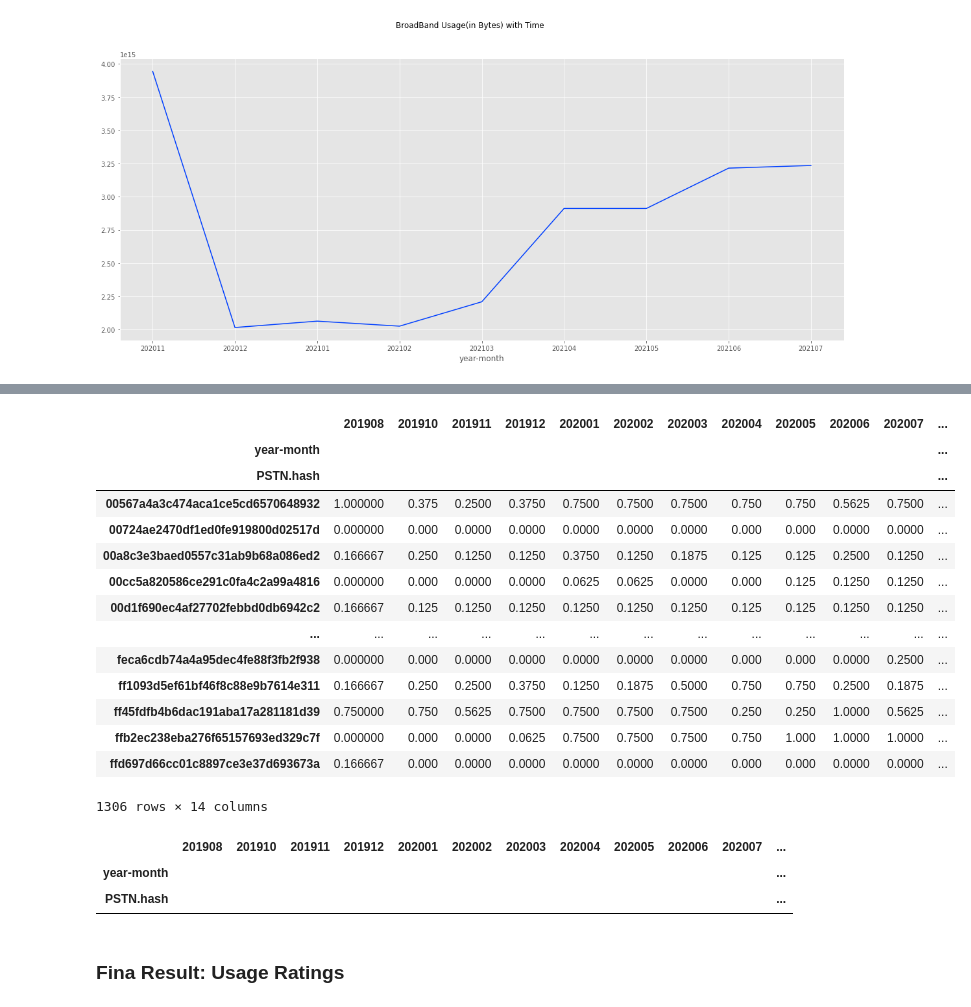
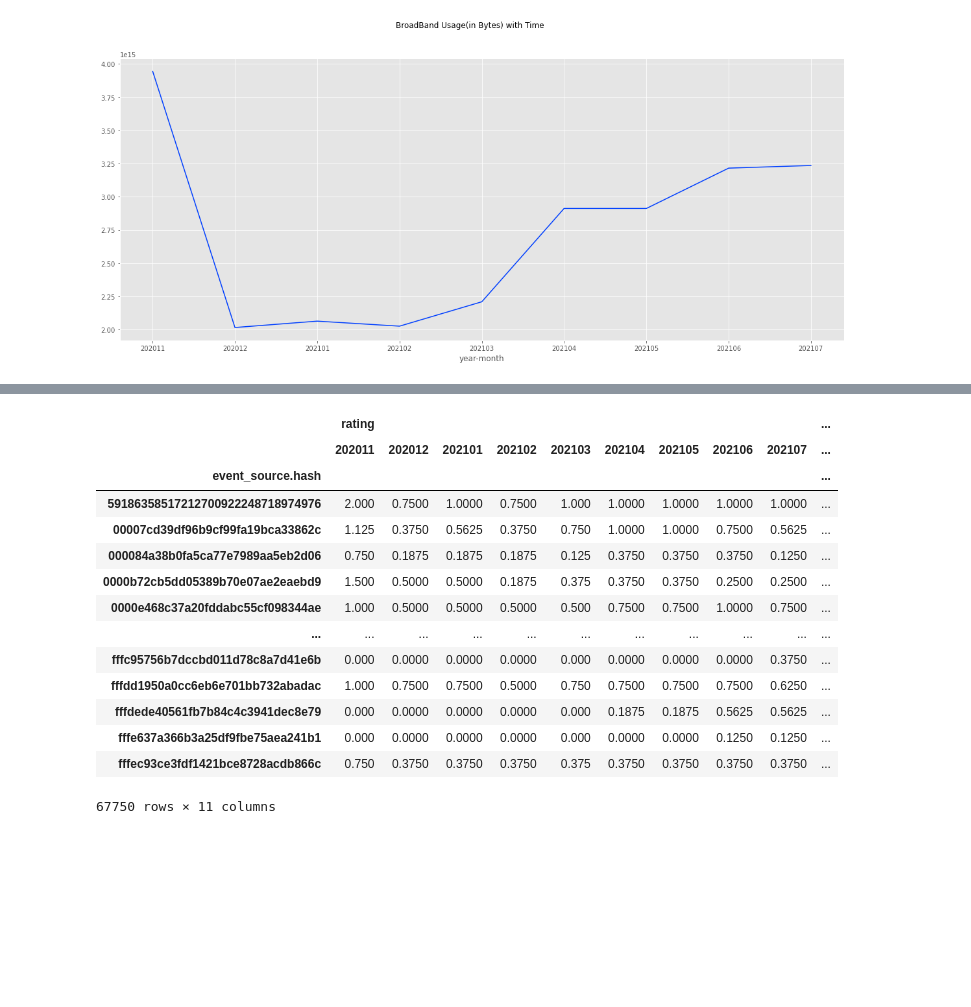
Before and after one commit to cmadusankahw/leve-4-research-hybrid-recommender-for-fixed-line-telco, a Jupyter notebook: 102021/BB USAGE DATA ANALYSIS.ipynb, the cells around one changed output, grey strips where cells are left out. Drawn from its saved outputs; the diff is of its cells as text; code cells hidden in the pictures; blank space fills up the shorter version.

```diff
--- a/102021/BB USAGE DATA ANALYSIS.ipynb
+++ b/102021/BB USAGE DATA ANALYSIS.ipynb
@@ -245,4 +229,0 @@ year_month_list = pivot_bb_usage_info['Usage'].columns
-# %%
-# multplying bins to get usage rating
-for col in year_month_list:
-    pivot_bb_usage_info[col] = pivot_bb_usage_info['Usage'][col]  * pivot_bb_usage_info['Duration'][col]
@@ -261,4 +246,4 @@ for col in year_month_list:
 # %%
-pivot_bb_usage_info = pivot_bb_usage_info.drop(['Usage','Duration'], axis=1)
+pivot_bb_usage_info['Usage_Rating_Scaled'] = pivot_bb_usage_info.sum(axis=1)/len(year_month_list)
 pivot_bb_usage_info
 # %% [output]
@@ -280,5 +264,0 @@ pivot_bb_usage_info
-# %%
-# scaling usage rating
-scaler = MinMaxScaler()
-for col in year_month_list:
-    pivot_bb_usage_info[col] = scaler.fit_transform(pivot_bb_usage_info[col].values.reshape(-1,1))
@@ -301,3 +264,0 @@ pivot_bb_usage_info[[int(x) for x in year_month_list]].plot(kind = 'density')
-# %%
-pivot_bb_usage_info['Usage_Rating_Scaled'] = pivot_bb_usage_info[year_month_list].sum(axis=1)/len(year_month_list)
-pivot_bb_usage_info
@@ -333,36 +265,29 @@ pivot_bb_usage_info.describe()
 # %%
 # labling usage bins
 bins = [0, 0.33, 0.66,1]
 labels = ['LOW','MEDIUM','HIGH']
 pivot_bb_usage_info['Usage_Rating_Categorical'] = pd.cut(pivot_bb_usage_info['Usage_Rating_Scaled'], bins=bins, labels=labels)
-pivot_bb_usage_info
 # %% [output]
-|  | 201908 | 201910 | 201911 | 201912 | 202001 | 202002 | 202003 | 202004 | 202005 | 202006 | 202007 | ... |
-| year-month |  |  |  |  |  |  |  |  |  |  |  | ... |
-| PSTN.hash |  |  |  |  |  |  |  |  |  |  |  | ... |
-| 00567a4a3c474aca1ce5cd6570648932 | 1.000000 | 0.375 | 0.2500 | 0.3750 | 0.7500 | 0.7500 | 0.7500 | 0.750 | 0.750 | 0.5625 | 0.7500 | ... |
-| 00724ae2470df1ed0fe919800d02517d | 0.000000 | 0.000 | 0.0000 | 0.0000 | 0.0000 | 0.0000 | 0.0000 | 0.000 | 0.000 | 0.0000 | 0.0000 | ... |
-| 00a8c3e3baed0557c31ab9b68a086ed2 | 0.166667 | 0.250 | 0.1250 | 0.1250 | 0.3750 | 0.1250 | 0.1875 | 0.125 | 0.125 | 0.2500 | 0.1250 | ... |
-| 00cc5a820586ce291c0fa4c2a99a4816 | 0.000000 | 0.000 | 0.0000 | 0.0000 | 0.0625 | 0.0625 | 0.0000 | 0.000 | 0.125 | 0.1250 | 0.1250 | ... |
-| 00d1f690ec4af27702febbd0db6942c2 | 0.166667 | 0.125 | 0.1250 | 0.1250 | 0.1250 | 0.1250 | 0.1250 | 0.125 | 0.125 | 0.1250 | 0.1250 | ... |
-| ... | ... | ... | ... | ... | ... | ... | ... | ... | ... | ... | ... | ... |
-| feca6cdb74a4a95dec4fe88f3fb2f938 | 0.000000 | 0.000 | 0.0000 | 0.0000 | 0.0000 | 0.0000 | 0.0000 | 0.000 | 0.000 | 0.0000 | 0.2500 | ... |
-| ff1093d5ef61bf46f8c88e9b7614e311 | 0.166667 | 0.250 | 0.2500 | 0.3750 | 0.1250 | 0.1875 | 0.5000 | 0.750 | 0.750 | 0.2500 | 0.1875 | ... |
-| ff45fdfb4b6dac191aba17a281181d39 | 0.750000 | 0.750 | 0.5625 | 0.7500 | 0.7500 | 0.7500 | 0.7500 | 0.250 | 0.250 | 1.0000 | 0.5625 | ... |
-| ffb2ec238eba276f65157693ed329c7f | 0.000000 | 0.000 | 0.0000 | 0.0625 | 0.7500 | 0.7500 | 0.7500 | 0.750 | 1.000 | 1.0000 | 1.0000 | ... |
-| ffd697d66cc01c8897ce3e37d693673a | 0.166667 | 0.000 | 0.0000 | 0.0000 | 0.0000 | 0.0000 | 0.0000 | 0.000 | 0.000 | 0.0000 | 0.0000 | ... |
+|  | rating |  |  |  |  |  |  |  |  | ... |
+|  | 202011 | 202012 | 202101 | 202102 | 202103 | 202104 | 202105 | 202106 | 202107 | ... |
+| event_source.hash |  |  |  |  |  |  |  |  |  | ... |
+| 59186358517212700922248718974976 | 2.000 | 0.7500 | 1.0000 | 0.7500 | 1.000 | 1.0000 | 1.0000 | 1.0000 | 1.0000 | ... |
+| 00007cd39df96b9cf99fa19bca33862c | 1.125 | 0.3750 | 0.5625 | 0.3750 | 0.750 | 1.0000 | 1.0000 | 0.7500 | 0.5625 | ... |
+| 000084a38b0fa5ca77e7989aa5eb2d06 | 0.750 | 0.1875 | 0.1875 | 0.1875 | 0.125 | 0.3750 | 0.3750 | 0.3750 | 0.1250 | ... |
+| 0000b72cb5dd05389b70e07ae2eaebd9 | 1.500 | 0.5000 | 0.5000 | 0.1875 | 0.375 | 0.3750 | 0.3750 | 0.2500 | 0.2500 | ... |
+| 0000e468c37a20fddabc55cf098344ae | 1.000 | 0.5000 | 0.5000 | 0.5000 | 0.500 | 0.7500 | 0.7500 | 1.0000 | 0.7500 | ... |
+| ... | ... | ... | ... | ... | ... | ... | ... | ... | ... | ... |
+| fffc95756b7dccbd011d78c8a7d41e6b | 0.000 | 0.0000 | 0.0000 | 0.0000 | 0.000 | 0.0000 | 0.0000 | 0.0000 | 0.3750 | ... |
+| fffdd1950a0cc6eb6e701bb732abadac | 1.000 | 0.7500 | 0.7500 | 0.5000 | 0.750 | 0.7500 | 0.7500 | 0.7500 | 0.6250 | ... |
+| fffdede40561fb7b84c4c3941dec8e79 | 0.000 | 0.0000 | 0.0000 | 0.0000 | 0.000 | 0.1875 | 0.1875 | 0.5625 | 0.5625 | ... |
+| fffe637a366b3a25df9fbe75aea241b1 | 0.000 | 0.0000 | 0.0000 | 0.0000 | 0.000 | 0.0000 | 0.0000 | 0.1250 | 0.1250 | ... |
+| fffec93ce3fdf1421bce8728acdb866c | 0.750 | 0.3750 | 0.3750 | 0.3750 | 0.375 | 0.3750 | 0.3750 | 0.3750 | 0.3750 | ... |
-1306 rows × 14 columns
+67750 rows × 11 columns
 # %%
 # adding category "NO"
 pivot_bb_usage_info['Usage_Rating_Categorical'] = pivot_bb_usage_info['Usage_Rating_Categorical'].cat.add_categories("NO")
 pivot_bb_usage_info.loc[pivot_bb_usage_info['Usage_Rating_Scaled'] == 0.0, 'Usage_Rating_Categorical'] = "NO"
-pivot_bb_usage_info[(pivot_bb_usage_info['Usage_Rating_Scaled'] == 0.0)]
+pivot_bb_usage_info = pivot_bb_usage_info[(pivot_bb_usage_info['Usage_Rating_Scaled'] != 0.0)]
-# %% [output]
-|  | 201908 | 201910 | 201911 | 201912 | 202001 | 202002 | 202003 | 202004 | 202005 | 202006 | 202007 | ... |
-| year-month |  |  |  |  |  |  |  |  |  |  |  | ... |
-| PSTN.hash |  |  |  |  |  |  |  |  |  |  |  | ... |
-# %% [markdown]
-### Fina Result: Usage Ratings
 # %%
 pivot_bb_usage_info
 # %% [output]
```
Also changed, not shown: parts of 39 cells of this notebook, 3 other files.
